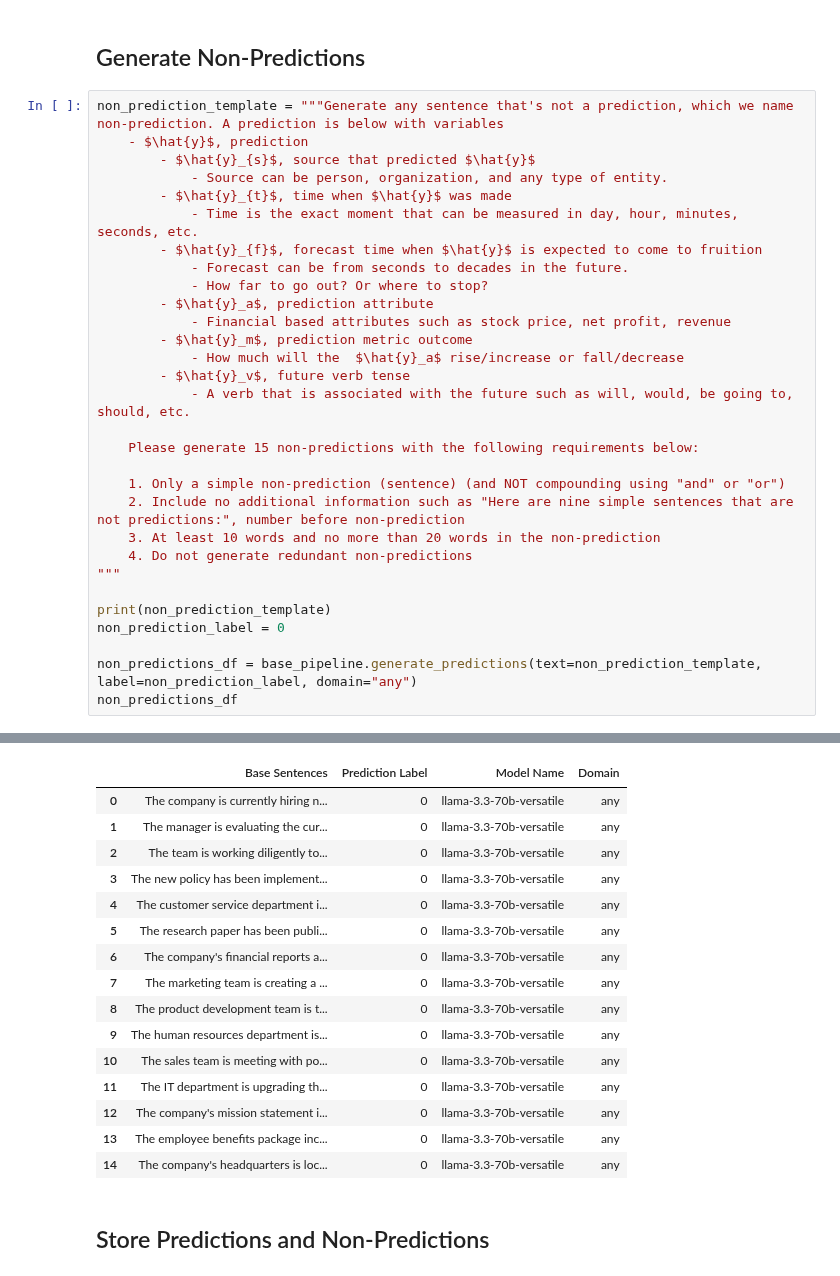
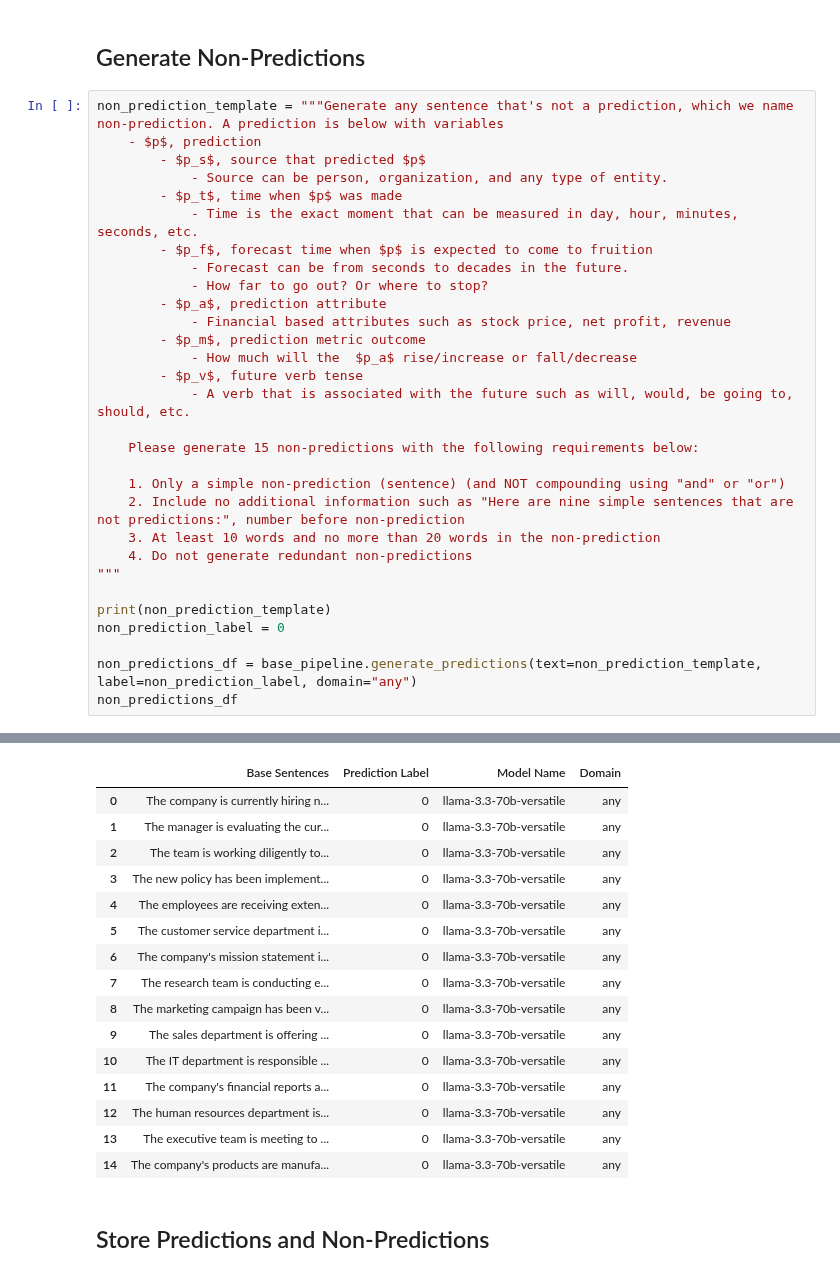
Before and after one commit to ufdatastudio/predictions, a Jupyter notebook: play/1-generate_predictions_langchain.ipynb, the cells around one changed output, grey strips where cells are left out. Cells and saved outputs as stored; diff of their text form.

```diff
--- a/play/1-generate_predictions_langchain.ipynb
+++ b/play/1-generate_predictions_langchain.ipynb
@@ -428,19 +429,19 @@ predictions_df
 ## Generate Non-Predictions
 # %%
 non_prediction_template = """Generate any sentence that's not a prediction, which we name non-prediction. A prediction is below with variables
-    - $\hat{y}$, prediction
-        - $\hat{y}_{s}$, source that predicted $\hat{y}$
+    - $p$, prediction
+        - $p_s$, source that predicted $p$
             - Source can be person, organization, and any type of entity.
-        - $\hat{y}_{t}$, time when $\hat{y}$ was made
+        - $p_t$, time when $p$ was made
             - Time is the exact moment that can be measured in day, hour, minutes, seconds, etc.
-        - $\hat{y}_{f}$, forecast time when $\hat{y}$ is expected to come to fruition
+        - $p_f$, forecast time when $p$ is expected to come to fruition
             - Forecast can be from seconds to decades in the future.
             - How far to go out? Or where to stop?
-        - $\hat{y}_a$, prediction attribute
+        - $p_a$, prediction attribute
             - Financial based attributes such as stock price, net profit, revenue
-        - $\hat{y}_m$, prediction metric outcome
-            - How much will the  $\hat{y}_a$ rise/increase or fall/decrease
-        - $\hat{y}_v$, future verb tense
+        - $p_m$, prediction metric outcome
+            - How much will the  $p_a$ rise/increase or fall/decrease
+        - $p_v$, future verb tense
             - A verb that is associated with the future such as will, would, be going to, should, etc.
 
     Please generate 15 non-predictions with the following requirements below:
@@ -472,24 +473,24 @@ Generate any sentence that's not a prediction, which we name non-prediction. A p
 ... (6 lines left out)
     1. Only a simple non-prediction (sentence) (and NOT compounding using "and" or "or")
     2. Include no additional information such as "Here are nine simple sentences that are not predictions:", number before non-prediction
     3. At least 10 words and no more than 20 words in the non-prediction
     4. Do not generate redundant non-predictions
 |  | Base Sentences | Prediction Label | Model Name | Domain |
 | 0 | The company is currently hiring n... | 0 | llama-3.3-70b-versatile | any |
 | 1 | The manager is evaluating the cur... | 0 | llama-3.3-70b-versatile | any |
 | 2 | The team is working diligently to... | 0 | llama-3.3-70b-versatile | any |
 | 3 | The new policy has been implement... | 0 | llama-3.3-70b-versatile | any |
-| 4 | The customer service department i... | 0 | llama-3.3-70b-versatile | any |
-| 5 | The research paper has been publi... | 0 | llama-3.3-70b-versatile | any |
-| 6 | The company's financial reports a... | 0 | llama-3.3-70b-versatile | any |
-| 7 | The marketing team is creating a ... | 0 | llama-3.3-70b-versatile | any |
-| 8 | The product development team is t... | 0 | llama-3.3-70b-versatile | any |
-| 9 | The human resources department is... | 0 | llama-3.3-70b-versatile | any |
-| 10 | The sales team is meeting with po... | 0 | llama-3.3-70b-versatile | any |
-| 11 | The IT department is upgrading th... | 0 | llama-3.3-70b-versatile | any |
-| 12 | The company's mission statement i... | 0 | llama-3.3-70b-versatile | any |
-| 13 | The employee benefits package inc... | 0 | llama-3.3-70b-versatile | any |
-| 14 | The company's headquarters is loc... | 0 | llama-3.3-70b-versatile | any |
+| 4 | The employees are receiving exten... | 0 | llama-3.3-70b-versatile | any |
+| 5 | The customer service department i... | 0 | llama-3.3-70b-versatile | any |
+| 6 | The company's mission statement i... | 0 | llama-3.3-70b-versatile | any |
+| 7 | The research team is conducting e... | 0 | llama-3.3-70b-versatile | any |
+| 8 | The marketing campaign has been v... | 0 | llama-3.3-70b-versatile | any |
+| 9 | The sales department is offering ... | 0 | llama-3.3-70b-versatile | any |
+| 10 | The IT department is responsible ... | 0 | llama-3.3-70b-versatile | any |
+| 11 | The company's financial reports a... | 0 | llama-3.3-70b-versatile | any |
+| 12 | The human resources department is... | 0 | llama-3.3-70b-versatile | any |
+| 13 | The executive team is meeting to ... | 0 | llama-3.3-70b-versatile | any |
+| 14 | The company's products are manufa... | 0 | llama-3.3-70b-versatile | any |
 # %% [markdown]
 ## Store Predictions and Non-Predictions
 # %%
```
Also changed, not shown: parts of 16 cells of this notebook.
